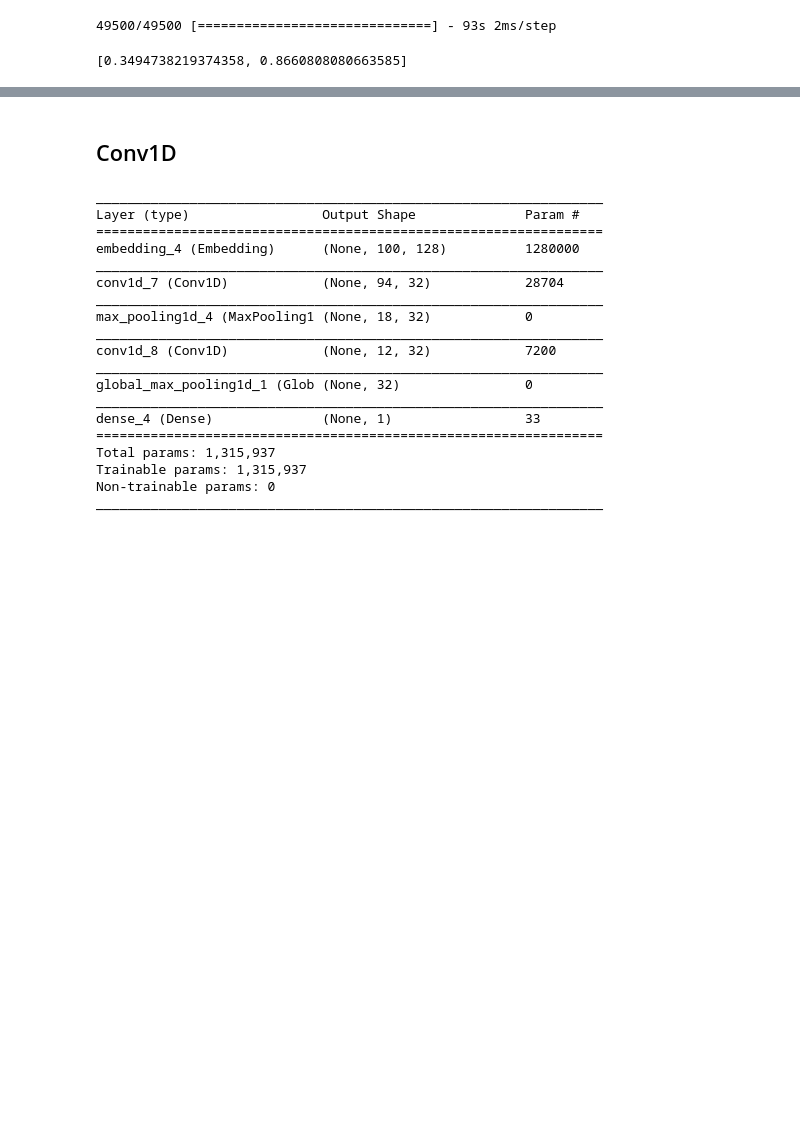
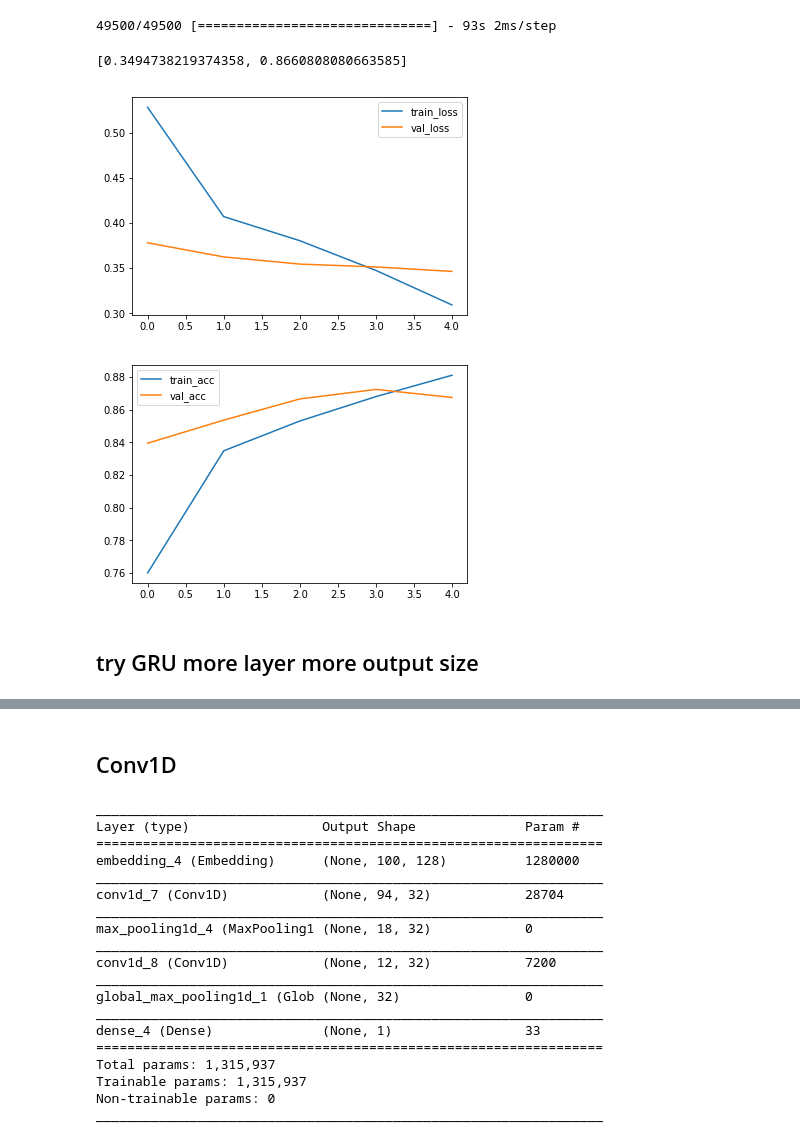
Before and after one commit to ania4data/DSND2, a Jupyter notebook: Int_DataScience/amazon_finefood_review_5th.ipynb, the cells around one changed output, grey strips where cells are left out. Cells and saved outputs as stored; diff of their text form; code cells hidden in the pictures; blank space fills up the shorter version.

```diff
--- a/Int_DataScience/amazon_finefood_review_5th.ipynb
+++ b/Int_DataScience/amazon_finefood_review_5th.ipynb
@@ -1373,3 +1359,23 @@ model.evaluate(X_test,y_test)
 # %% [output]
 49500/49500 [==============================] - 93s 2ms/step
 [0.3494738219374358, 0.8660808080663585]
+# %%
+list_epoch=np.arange(0,5)
+plt.plot(list_epoch,history.history['loss'])
+
+plt.plot(list_epoch,history.history['val_loss'])
+
+plt.legend(['train_loss','val_loss'])
+plt.show()
+
+
+plt.plot(list_epoch,history.history['acc'])
+
+plt.plot(list_epoch,history.history['val_acc'])
+plt.legend(['train_acc','val_acc'])
+plt.show()
+# %% [output]
+[figure, added]
+[figure, added]
+# %% [markdown]
+## try GRU more layer more output size
```
Also changed, not shown: parts of 22 cells of this notebook.
